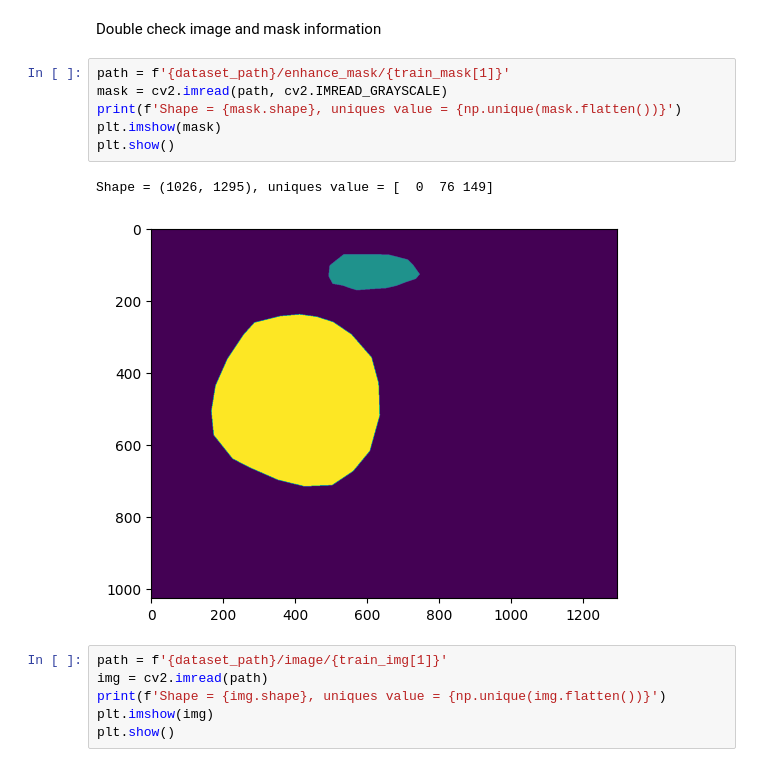
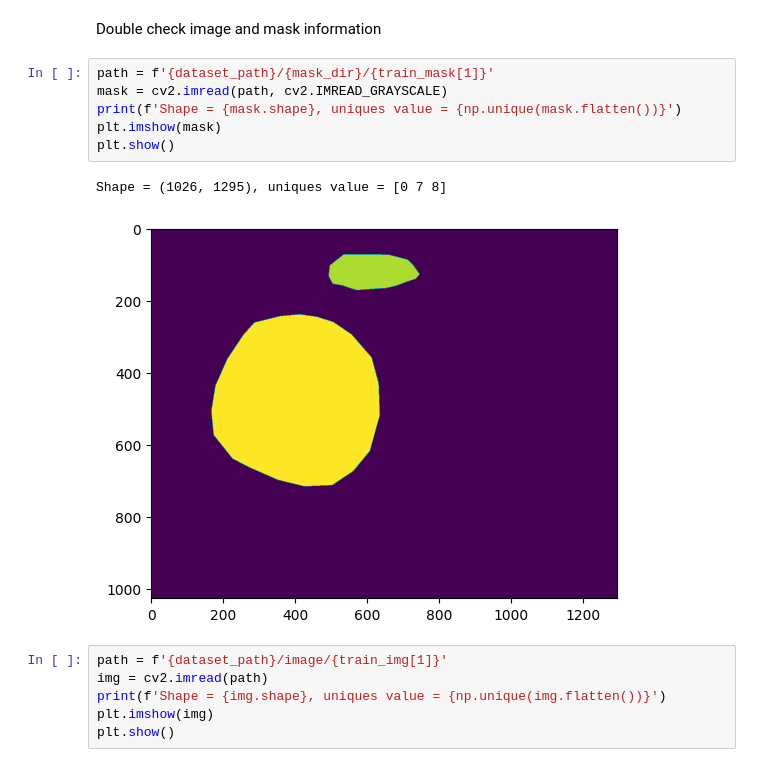
Before and after one commit to lamld203844/Biomedical-Segmentation, a Jupyter notebook: baseline-model.ipynb, the cells around one changed output. Cells and saved outputs as stored; diff of their text form.

```diff
--- a/baseline-model.ipynb
+++ b/baseline-model.ipynb
@@ -81,14 +82,14 @@ print(len(test_img))
 # %% [markdown]
 Double check image and mask information
 # %%
-path = f'{dataset_path}/enhance_mask/{train_mask[1]}'
+path = f'{dataset_path}/{mask_dir}/{train_mask[1]}'
 mask = cv2.imread(path, cv2.IMREAD_GRAYSCALE)
 print(f'Shape = {mask.shape}, uniques value = {np.unique(mask.flatten())}')
 plt.imshow(mask)
 plt.show()
 # %% [output]
-Shape = (1026, 1295), uniques value = [  0  76 149]
+Shape = (1026, 1295), uniques value = [0 7 8]
-[figure, old version]
+[figure, new version]
 # %%
 path = f'{dataset_path}/image/{train_img[1]}'
 img = cv2.imread(path)
```
Also changed, not shown: parts of 10 cells of this notebook.
